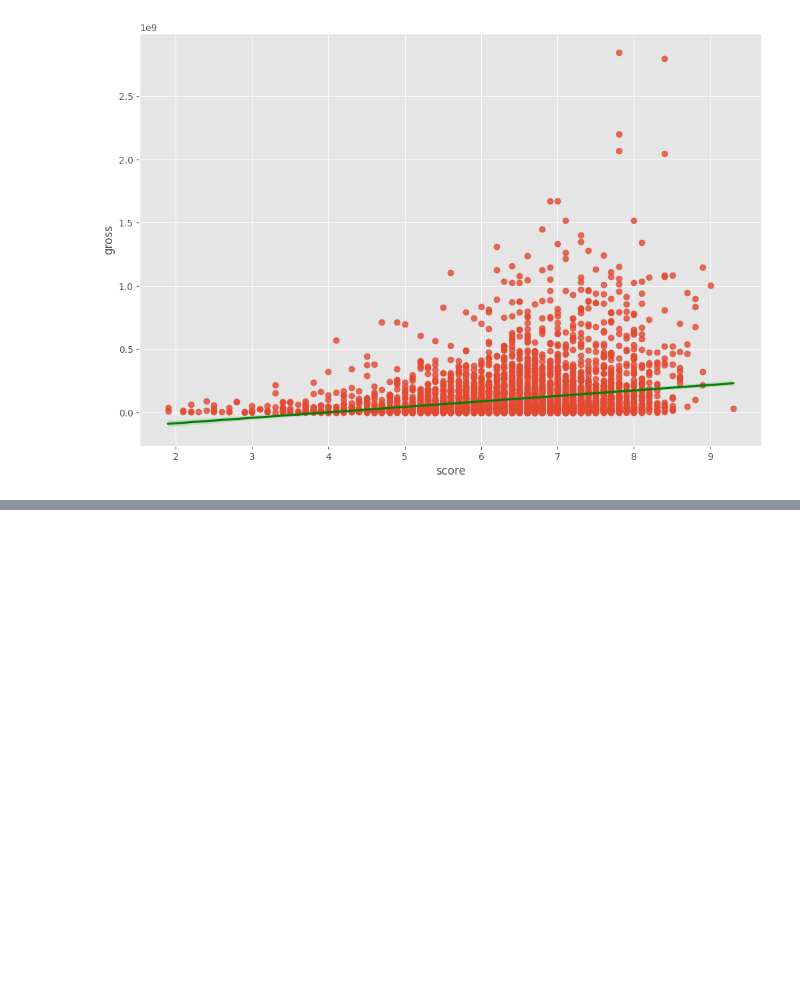
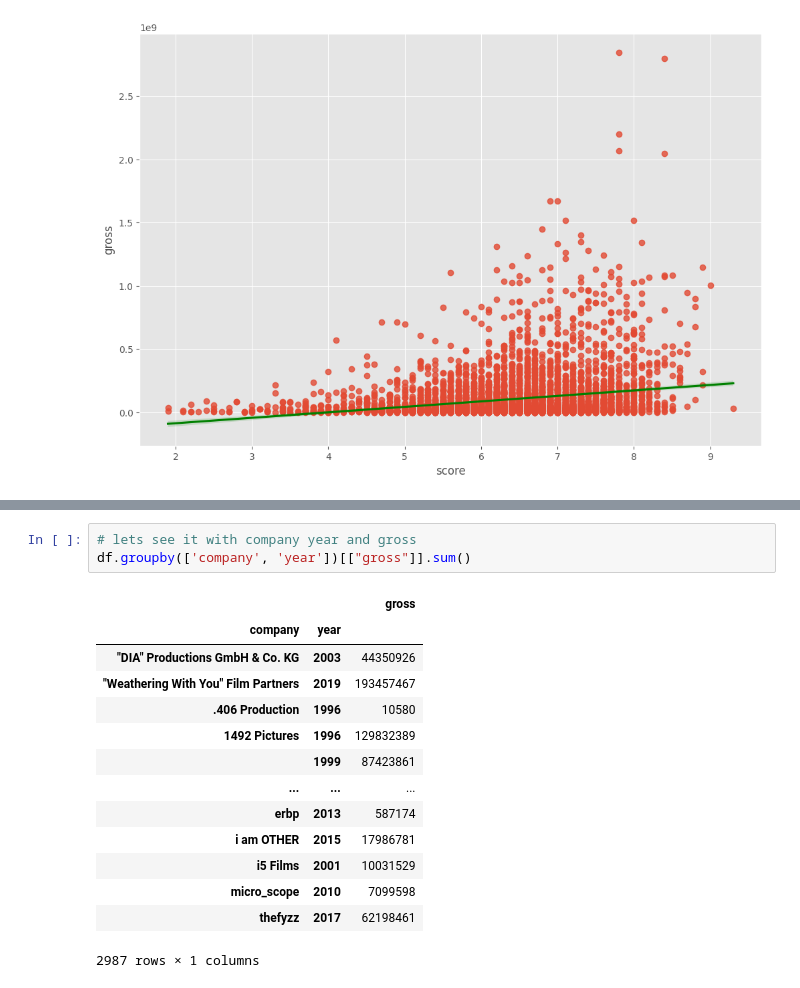
Before and after one commit to yasir134/DSCs, a Jupyter notebook: EDA/movies.ipynb, the cells around one changed output, grey strips where cells are left out. Drawn from its saved outputs; the diff is of its cells as text; blank space fills up the shorter version.

```diff
--- a/EDA/movies.ipynb
+++ b/EDA/movies.ipynb
@@ -134,0 +250,18 @@ ValueError: could not convert string to float: 'The Shining'
+# %%
+# lets see it with company year and gross
+df.groupby(['company', 'year'])[["gross"]].sum()
+# %% [output]
+|  |  | gross |
+| company | year |  |
+| "DIA" Productions GmbH & Co. KG | 2003 | 44350926 |
+| "Weathering With You" Film Partners | 2019 | 193457467 |
+| .406 Production | 1996 | 10580 |
+| 1492 Pictures | 1996 | 129832389 |
+|  | 1999 | 87423861 |
+| ... | ... | ... |
+| erbp | 2013 | 587174 |
+| i am OTHER | 2015 | 17986781 |
+| i5 Films | 2001 | 10031529 |
+| micro_scope | 2010 | 7099598 |
+| thefyzz | 2017 | 62198461 |
+2987 rows × 1 columns
```
Also changed, not shown: parts of 9 cells of this notebook.
